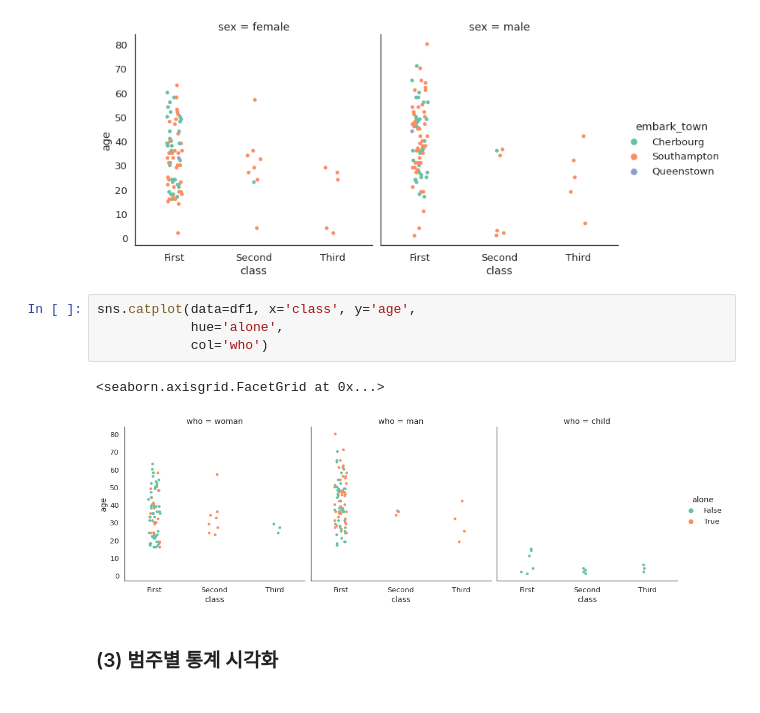
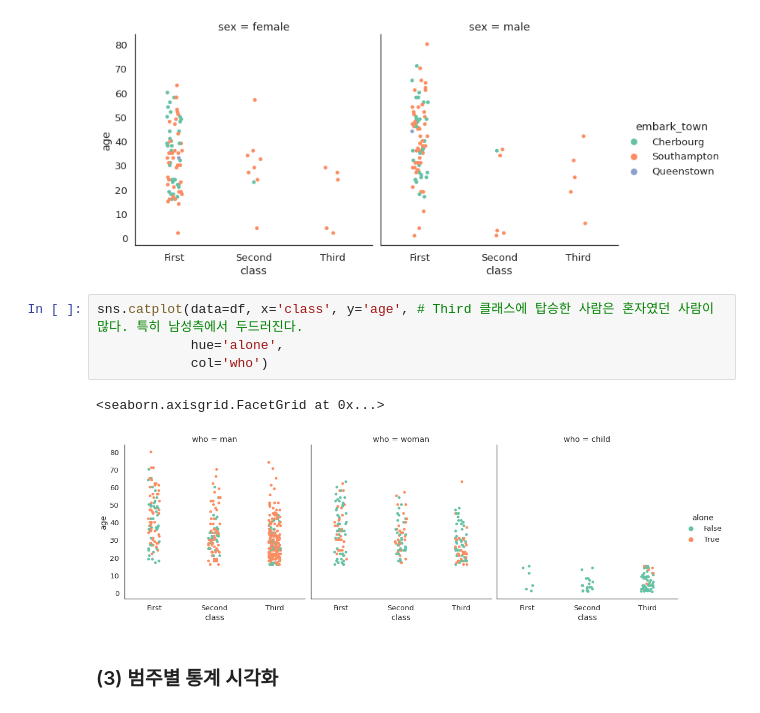
Before and after one commit to LeeHuiJong/DataAnalysis_ML, a Jupyter notebook: ch02_09_Seaborn실습_tip데이터.ipynb, the cells around one changed output. Drawn from its saved outputs; the diff is of its cells as text.

```diff
--- a/ch02_09_Seaborn실습_tip데이터.ipynb
+++ b/ch02_09_Seaborn실습_tip데이터.ipynb
@@ -427,12 +432,12 @@ sns.catplot(data=df1, x='class', y='age',
 <seaborn.axisgrid.FacetGrid at 0x...>
 [figure]
 # %%
-sns.catplot(data=df1, x='class', y='age',
+sns.catplot(data=df, x='class', y='age', # Third 클래스에 탑승한 사람은 혼자였던 사람이 많다. 특히 남성측에서 두드러진다.
             hue='alone',
             col='who')
 # %% [output]
 <seaborn.axisgrid.FacetGrid at 0x...>
-[figure, old version]
+[figure, new version]
 # %% [markdown]
 ### (3) 범주별 통계 시각화
 # %% [markdown]
```
Also changed, not shown: parts of 1 cell of this notebook.
